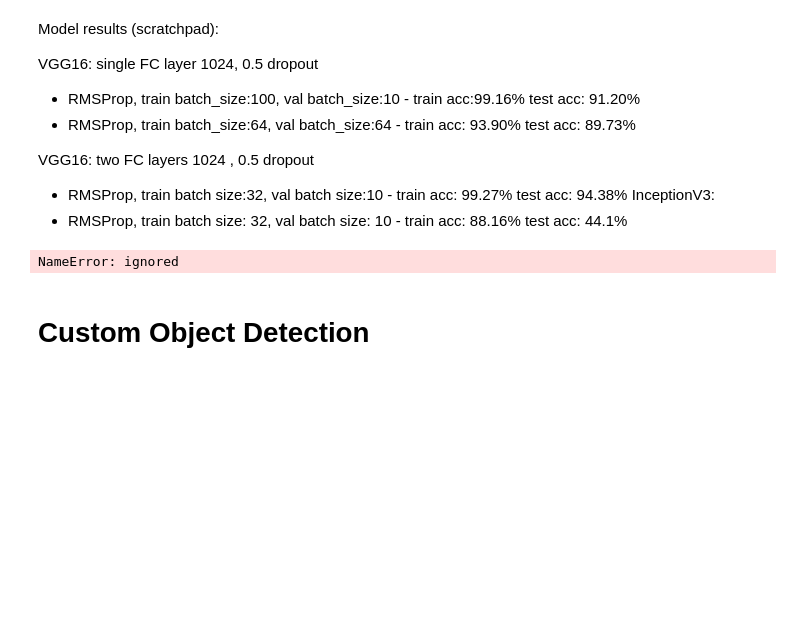
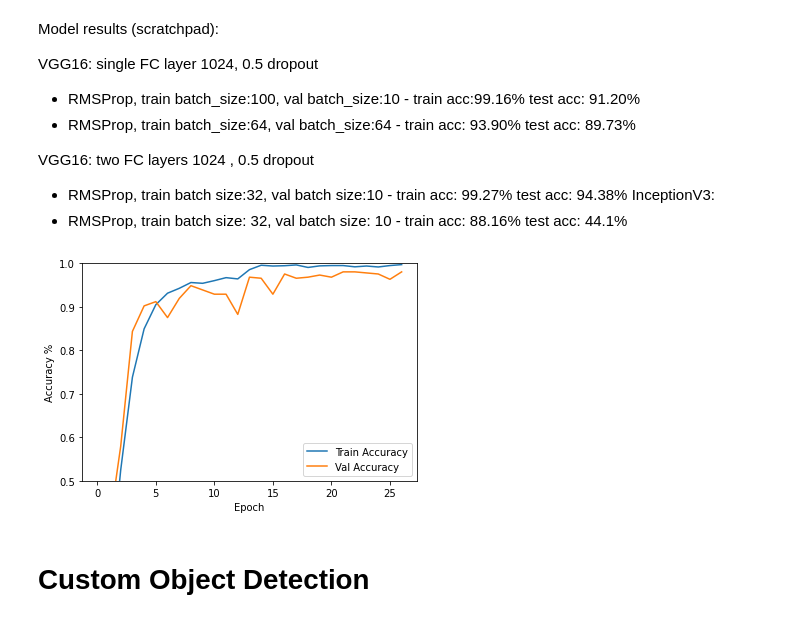
Before and after one commit to patricksabry1/42028-Deep-Learning, a Jupyter notebook: Assessment2.ipynb, the cells around one changed output. Drawn from its saved outputs; the diff is of its cells as text; code cells hidden in the pictures; blank space fills up the shorter version.

```diff
--- a/Assessment2.ipynb
+++ b/Assessment2.ipynb
@@ -139,8 +132,9 @@ KeyboardInterrupt: ignored
 # %%
 from tensorflow.keras.preprocessing.image import ImageDataGenerator
 
-train_dir =os.path.realpath('train')
-validation_dir = os.path.realpath('test')
+train_dir =os.path.realpath('/content/gdrive/My Drive/42028-DL-CNN-2020/assignment-2/image_recognition/train')
+test_dir = os.path.realpath('/content/gdrive/My Drive/42028-DL-CNN-2020/assignment-2/image_recognition/test')
+
 image_size = 224
 
 train_datagen = ImageDataGenerator(
@@ -167,7 +161,7 @@ train_generator = train_datagen.flow_from_directory(
         class_mode='categorical')
 
 test_generator = validation_datagen.flow_from_directory(
-        validation_dir,
+        test_dir,
         target_size=(image_size, image_size),
         batch_size=val_batchsize,
         class_mode='categorical',
@@ -237,8 +213,13 @@ _________________________________________________________________
 # %%
+checkpoint_path = "/content/gdrive/My Drive/42028-DL-CNN-2020/assignment-2/image_recognition/"
+
 # LR schedule - reduce learning rate on loss plateau
 reduce_lr = tf.keras.callbacks.ReduceLROnPlateau(monitor='val_loss', factor=0.2, patience=4, min_lr=0.0001)
 
-callbacks = [reduce_lr, tf.keras.callbacks.EarlyStopping(monitor='val_acc', patience=5)]
+callbacks = [reduce_lr, tf.keras.callbacks.EarlyStopping(monitor='val_acc', patience=5), tf.keras.callbacks.ModelCheckpoint(filepath=checkpoint_path,
+                                                 save_weights_only=True,
+                                                 verbose=1)]
+model = create_model()
 
 history = model.fit(
       train_generator,
@@ -266,18 +263,25 @@ VGG16: two FC layers 1024 , 0.5 dropout
 InceptionV3:
 - RMSProp, train batch size: 32, val batch size: 10 - train acc: 88.16% test acc: 44.1%
 # %%
+from sklearn.metrics import accuracy_score
+from sklearn.metrics import balanced_accuracy_score
+import matplotlib.pyplot as plt
+
+model = create_model()
+model.load_weights(checkpoint_path)
+
 # plot accuracy hisory
-import matplotlib.pyplot as plt
 def plot_history(history):
  plt.figure()
  plt.xlabel('Epoch')
  plt.ylabel('Accuracy %')
  plt.plot(history.epoch, np.array(history.history['acc']),
  label='Train Accuracy')
  plt.plot(history.epoch, np.array(history.history['val_acc']),
  label = 'Val Accuracy')
  plt.legend()
  plt.ylim([0.5, 1])
+
 plot_history(history)
 # %% [output]
-NameError: ignored
+[figure, added]
```
Also changed, not shown: parts of 21 cells of this notebook.
